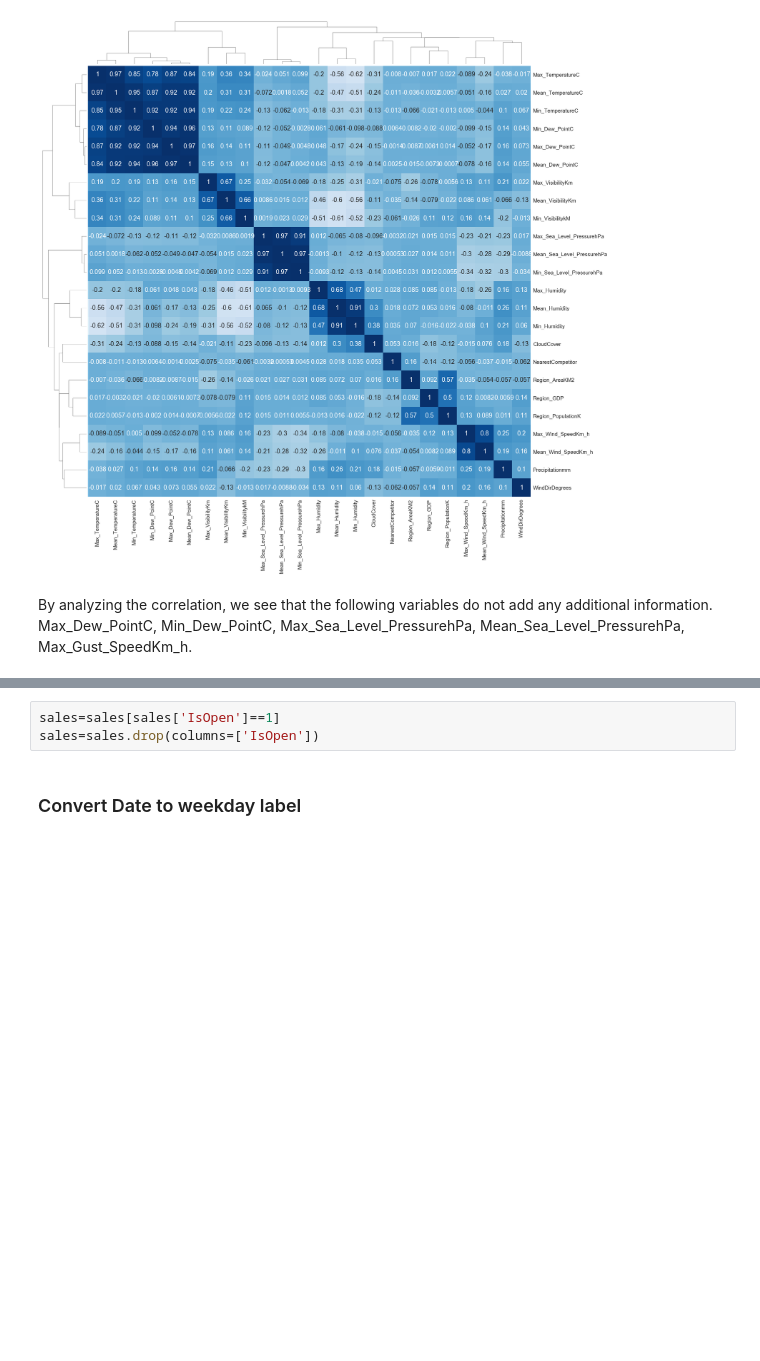
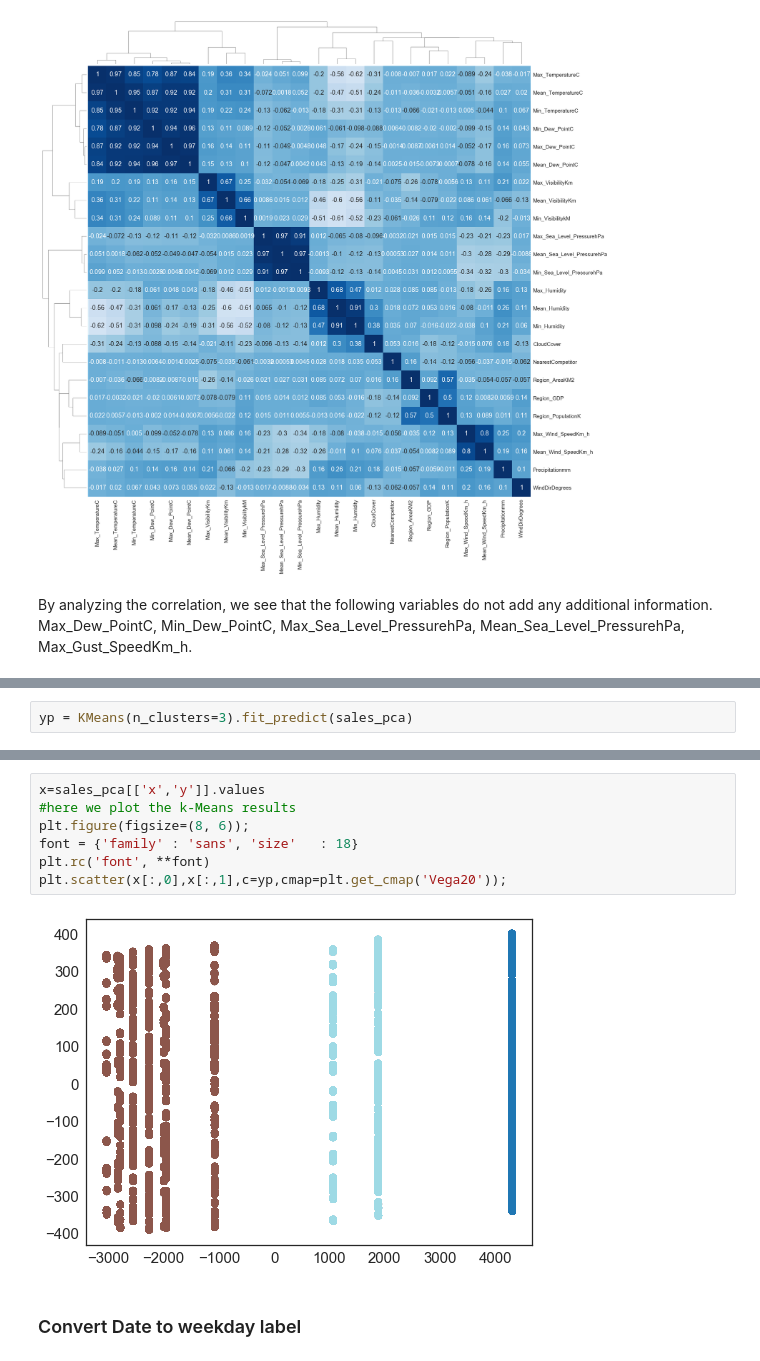
Before and after one commit to Trik17/DMTM_2018, a Jupyter notebook: Polimi Competition/SubmissionNB-AndreaSistemato.ipynb, the cells around one changed output, grey strips where cells are left out. Saved outputs shown, nothing was run; the diff lists cells and outputs as text; blank space fills up the shorter version.

Commit message:
finiti con kmeans

```diff
--- a/Polimi Competition/SubmissionNB-AndreaSistemato.ipynb
+++ b/Polimi Competition/SubmissionNB-AndreaSistemato.ipynb
@@ -375,0 +392,2 @@ sales_tsne_Region= pd.DataFrame({'x':tsne_result[:,0], 'y':tsne_result[:,1], 'Re
+# %%
+yp = KMeans(n_clusters=3).fit_predict(sales_pca)
@@ -392,6 +417,12 @@ Drop of the row where IsOpen==0
-# %%
-sales=sales[sales['IsOpen']==1]
-sales=sales.drop(columns=['IsOpen'])
+# %%
+x=sales_pca[['x','y']].values
+#here we plot the k-Means results
+plt.figure(figsize=(8, 6));
+font = {'family' : 'sans', 'size'   : 18}
+plt.rc('font', **font)
+plt.scatter(x[:,0],x[:,1],c=yp,cmap=plt.get_cmap('Vega20'));
+# %% [output]
+[figure, added]
 # %% [markdown]
 ### Convert Date to weekday label
 # %%
```
Also changed, not shown: parts of 21 cells of this notebook.
